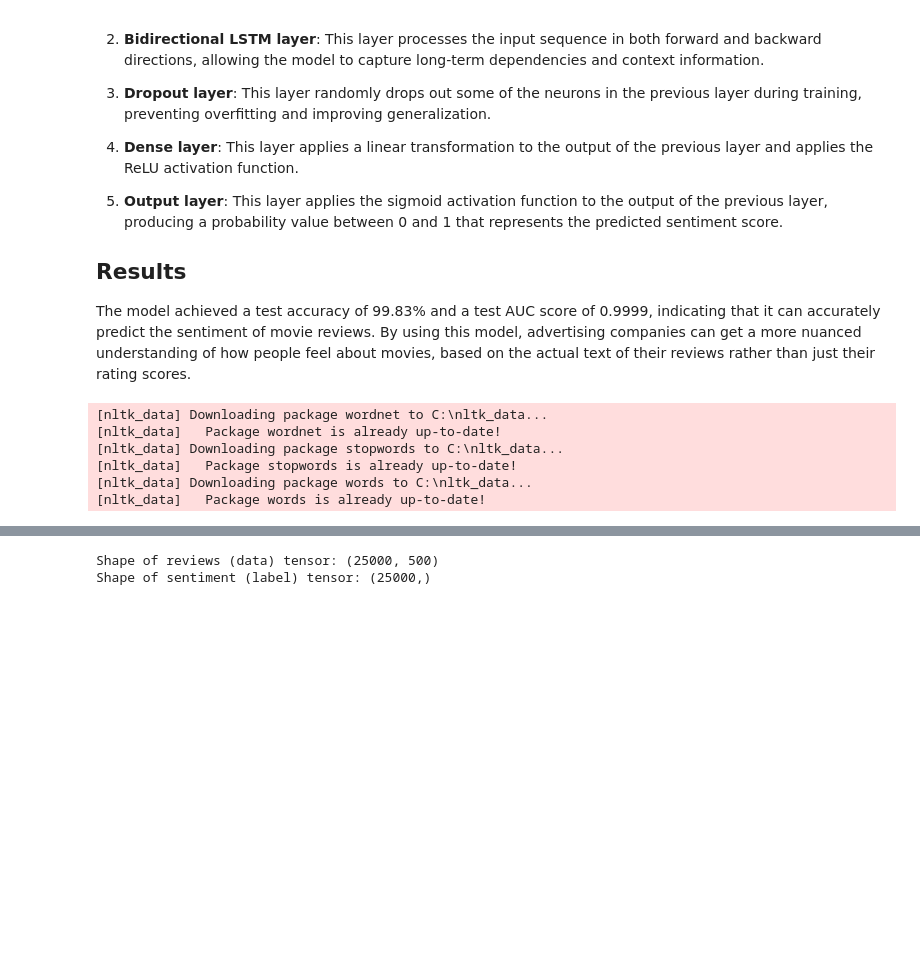
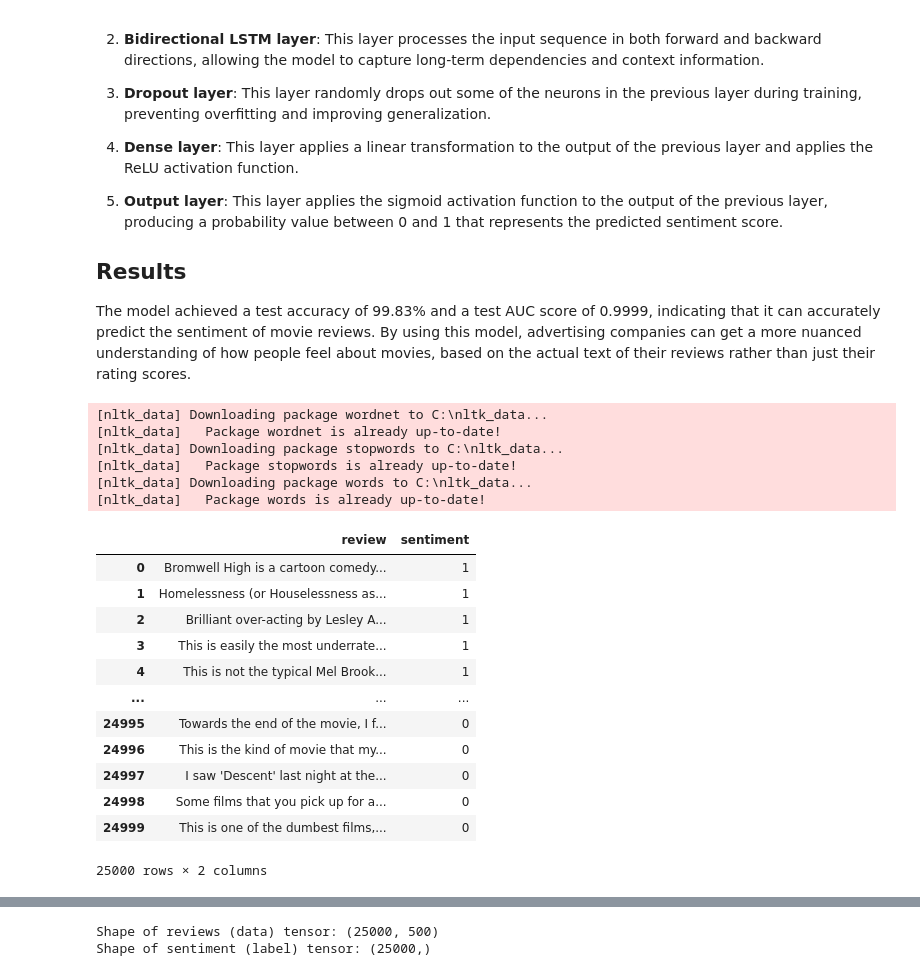
Before and after one commit to SpaceMonkey0453/IMDB_Sentiment_Analysis, a Jupyter notebook: Workbook.ipynb, the cells around one changed output, grey strips where cells are left out. Drawn from its saved outputs; the diff is of its cells as text; code cells hidden in the pictures; blank space fills up the shorter version.

```diff
--- a/Workbook.ipynb
+++ b/Workbook.ipynb
@@ -32,7 +32,6 @@ import pandas as pd
 import numpy as np
 import nltk
 from nltk.stem import WordNetLemmatizer as wnl
-from nltk.stem import SnowballStemmer
 from nltk.corpus import stopwords, words
 from tensorflow.keras.preprocessing.text import Tokenizer
 from tensorflow.keras.preprocessing.sequence import pad_sequences
@@ -63,8 +62,8 @@ def load_dataset(path, data_type='train'):
     return pd.DataFrame(data)
 
 # Loading the train and test datasets using the above function
-train_dataset = load_dataset("data/aclImdb", data_type="train")
-test_dataset = load_dataset("data/aclImdb", data_type="test")
+train = load_dataset("data/aclImdb", data_type="train")
+test = load_dataset("data/aclImdb", data_type="test")
 # %% [output]
 [nltk_data] Downloading package wordnet to C:\nltk_data...
 [nltk_data]   Package wordnet is already up-to-date!
@@ -72,5 +71,8 @@ test_dataset = load_dataset("data/aclImdb", data_type="test")
 [nltk_data]   Package stopwords is already up-to-date!
 [nltk_data] Downloading package words to C:\nltk_data...
 [nltk_data]   Package words is already up-to-date!
+# %%
+train_dataset = train
+test_dataset = test
 # %%
 
@@ -134,3 +126,19 @@ def lemmatize_sentence(sentence, word_list, stop_words):
 def apply_lemmatization(df):
     # Apply the lemmatize_sentence function to the 'review' column of the DataFrame
     return df['review'].apply(lambda x: lemmatize_sentence(x, word_list, stop_words))
+# %%
+train_dataset
+# %% [output]
+|  | review | sentiment |
+| 0 | Bromwell High is a cartoon comedy... | 1 |
+| 1 | Homelessness (or Houselessness as... | 1 |
+| 2 | Brilliant over-acting by Lesley A... | 1 |
+| 3 | This is easily the most underrate... | 1 |
+| 4 | This is not the typical Mel Brook... | 1 |
+| ... | ... | ... |
+| 24995 | Towards the end of the movie, I f... | 0 |
+| 24996 | This is the kind of movie that my... | 0 |
+| 24997 | I saw 'Descent' last night at the... | 0 |
+| 24998 | Some films that you pick up for a... | 0 |
+| 24999 | This is one of the dumbest films,... | 0 |
+25000 rows × 2 columns
```
Also changed, not shown: parts of 18 cells of this notebook, 4 other files.
